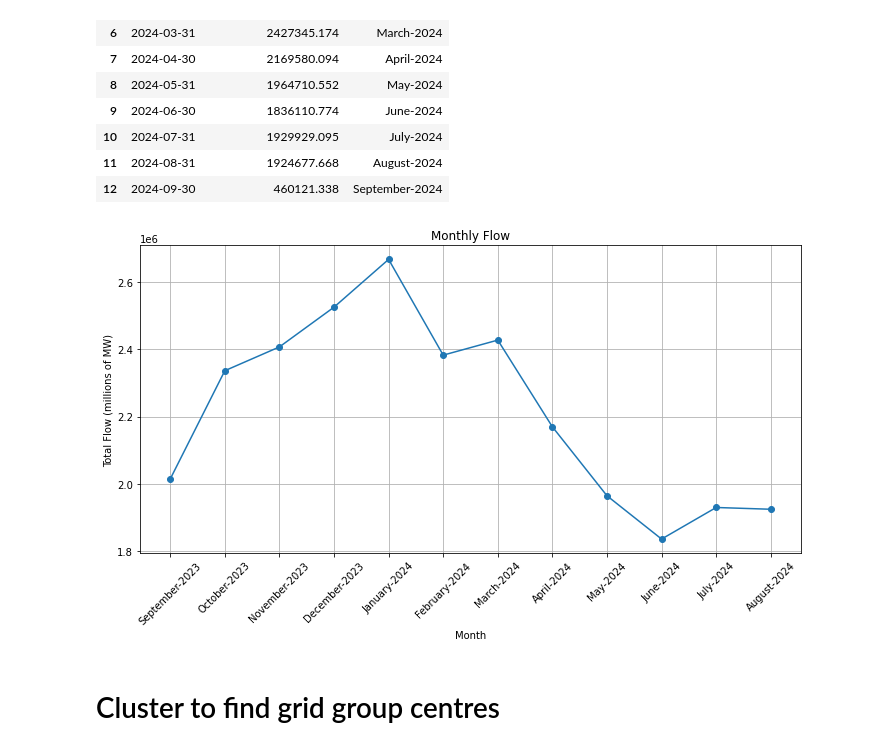
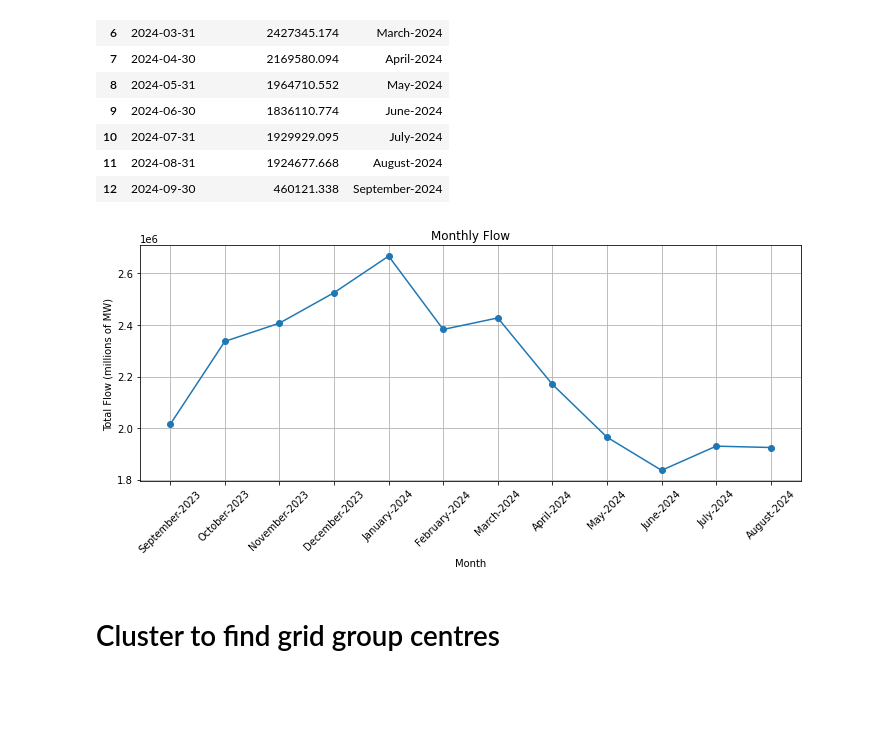
Before and after one commit to frkz501/final-project-patit, a Jupyter notebook: code.ipynb, the cells around one changed output. Drawn from its saved outputs; the diff is of its cells as text; code cells hidden in the pictures; blank space fills up the shorter version.

```diff
--- a/code.ipynb
+++ b/code.ipynb
@@ -202,7 +308,7 @@ df_flow.head()
 | 3 | 2023-12-30 07:00:00 | 0 | 4.323 | 0.0 | 0.141 | NaN | NaN | NaN | ... |
 | 4 | 2023-12-30 07:30:00 | 0 | 4.481 | 0.0 | 0.117 | NaN | NaN | NaN | ... |
 # %%
-df_flow_m = df_flow.query('district == "Merseyside"')
+df_flow_m = df_flow.query('district == "Merseyside"').replace('', np.nan)
 df_flow_m.info()
 # %% [output]
 <class 'pandas.core.frame.DataFrame'>
@@ -365,17 +484,17 @@ df_flow_ml
 | 11 | 2024-08-31 | 1924677.668 | August-2024 |
 | 12 | 2024-09-30 | 460121.338 | September-2024 |
 # %%
-plt.figure(figsize=(10, 6))  # Set plot size
+plt.figure(figsize=(10, 5))  # Set plot size
 plt.plot(df_flow_ml['month'][:-1], df_flow_ml['underlying_demand_mw'][:-1], marker='o') # cut last month as not full 30 days
 plt.xlabel('Month')
 plt.ylabel('Total Flow (millions of MW)')
 plt.title('Monthly Flow')
 plt.xticks(rotation=45)  # Rotate x-axis labels for better readability
 plt.grid(True)
 plt.tight_layout()
 plt.show()
 # %% [output]
-[figure, old version]
+[figure, new version]
 # %% [markdown]
 # Cluster to find grid group centres
 # %%
```
Also changed, not shown: parts of 53 cells of this notebook.
